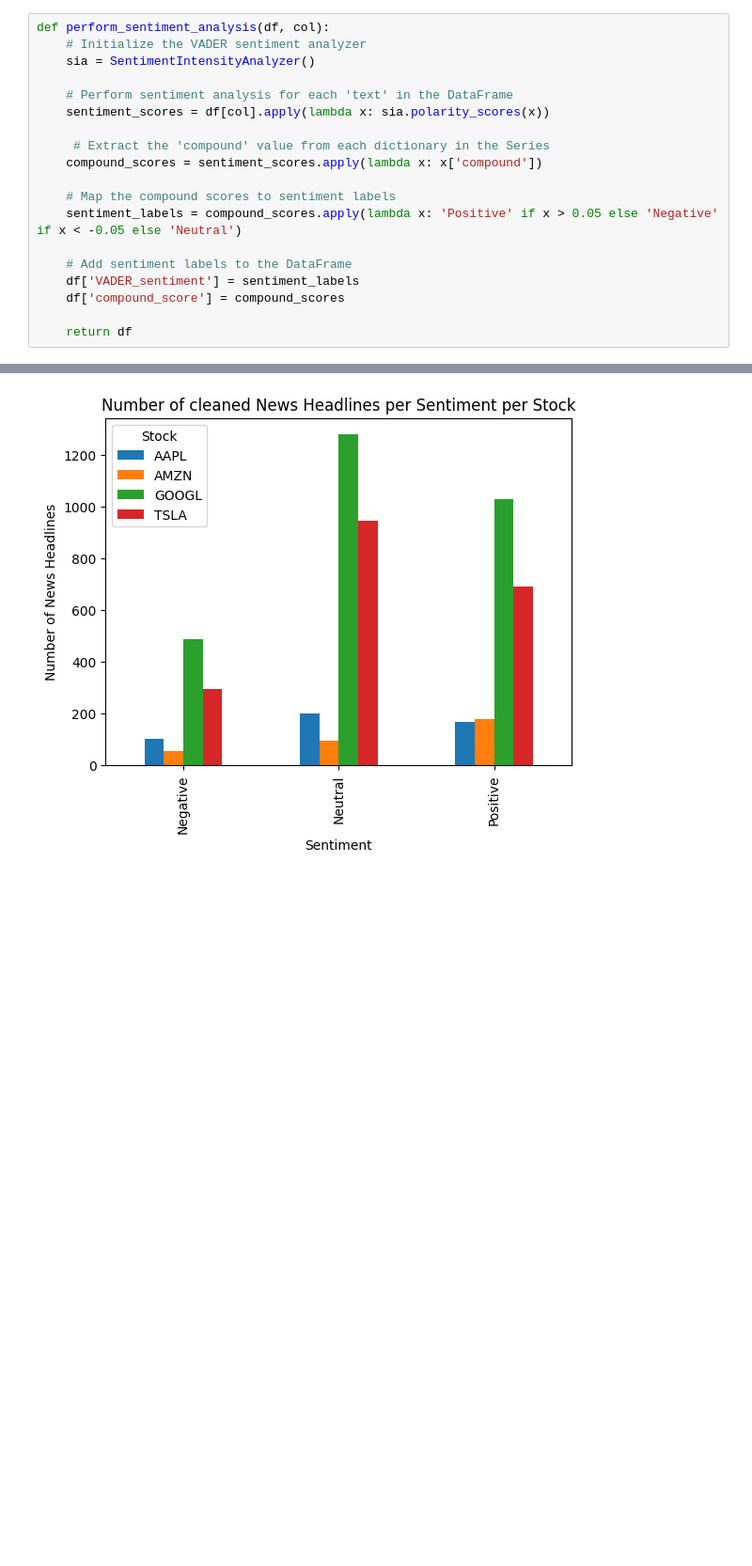
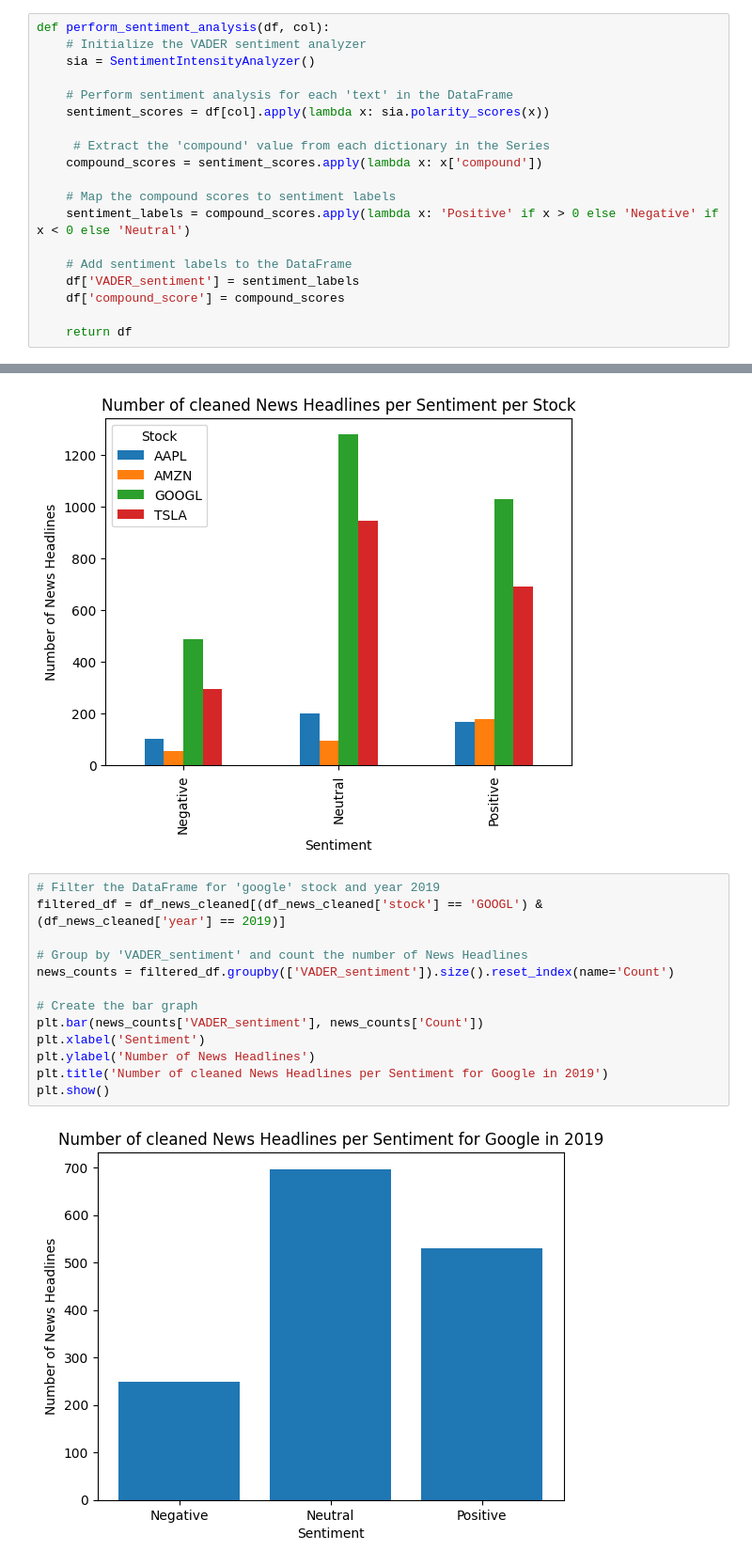
Before and after one commit to sohamthirty/Stock-Price-Prediction-with-Sentiment-Analysis, a Jupyter notebook: Financial_news.ipynb, the cells around one changed output, grey strips where cells are left out. Shown at 94% size. Cells and saved outputs as stored; diff of their text form; blank space fills up the shorter version.

```diff
--- a/Financial_news.ipynb
+++ b/Financial_news.ipynb
@@ -355,7 +350,7 @@ def perform_sentiment_analysis(df, col):
     compound_scores = sentiment_scores.apply(lambda x: x['compound'])
 
     # Map the compound scores to sentiment labels
-    sentiment_labels = compound_scores.apply(lambda x: 'Positive' if x > 0.05 else 'Negative' if x < -0.05 else 'Neutral')
+    sentiment_labels = compound_scores.apply(lambda x: 'Positive' if x > 0 else 'Negative' if x < 0 else 'Neutral')
 
     # Add sentiment labels to the DataFrame
     df['VADER_sentiment'] = sentiment_labels
@@ -484,3 +470,18 @@ plt.legend(title='Stock', loc='upper left')
 plt.show()
 # %% [output]
 [figure]
+# %%
+# Filter the DataFrame for 'google' stock and year 2019
+filtered_df = df_news_cleaned[(df_news_cleaned['stock'] == 'GOOGL') & (df_news_cleaned['year'] == 2019)]
+
+# Group by 'VADER_sentiment' and count the number of News Headlines
+news_counts = filtered_df.groupby(['VADER_sentiment']).size().reset_index(name='Count')
+
+# Create the bar graph
+plt.bar(news_counts['VADER_sentiment'], news_counts['Count'])
+plt.xlabel('Sentiment')
+plt.ylabel('Number of News Headlines')
+plt.title('Number of cleaned News Headlines per Sentiment for Google in 2019')
+plt.show()
+# %% [output]
+[figure, added]
```
Also changed, not shown: parts of 25 cells of this notebook.
